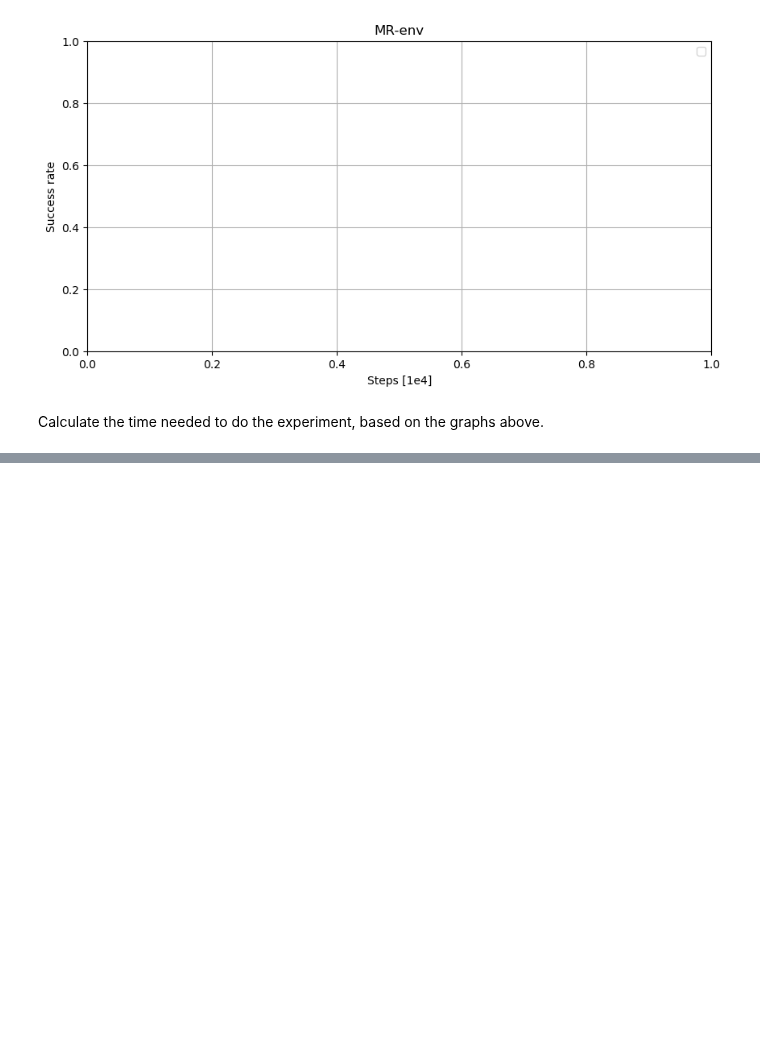
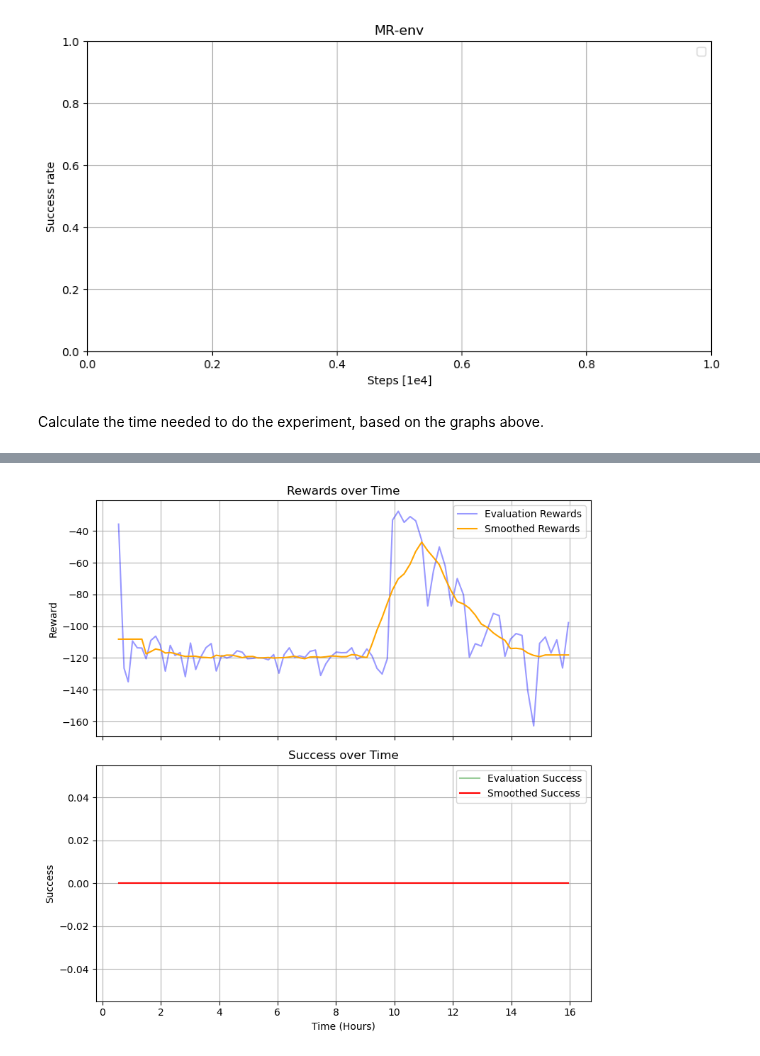
Before and after one commit to turcato-niccolo/test_turtlebot, a Jupyter notebook: results_gazebo.ipynb, the cells around one changed output, grey strips where cells are left out. Saved outputs shown, nothing was run; the diff lists cells and outputs as text; code cells hidden in the pictures; blank space fills up the shorter version.

```diff
--- a/results_gazebo.ipynb
+++ b/results_gazebo.ipynb
@@ -202,0 +208,4 @@ plot_evaluation_data("./results/eval_TD3_64_128_0.npz", window_size=10)
+# %%
+plot_evaluation_data("./results/eval_ExpD3_64_128_0.npz", window_size=10)
+# %% [output]
+[figure, added]
```
Also changed, not shown: parts of 2 cells of this notebook, 1 other file.
